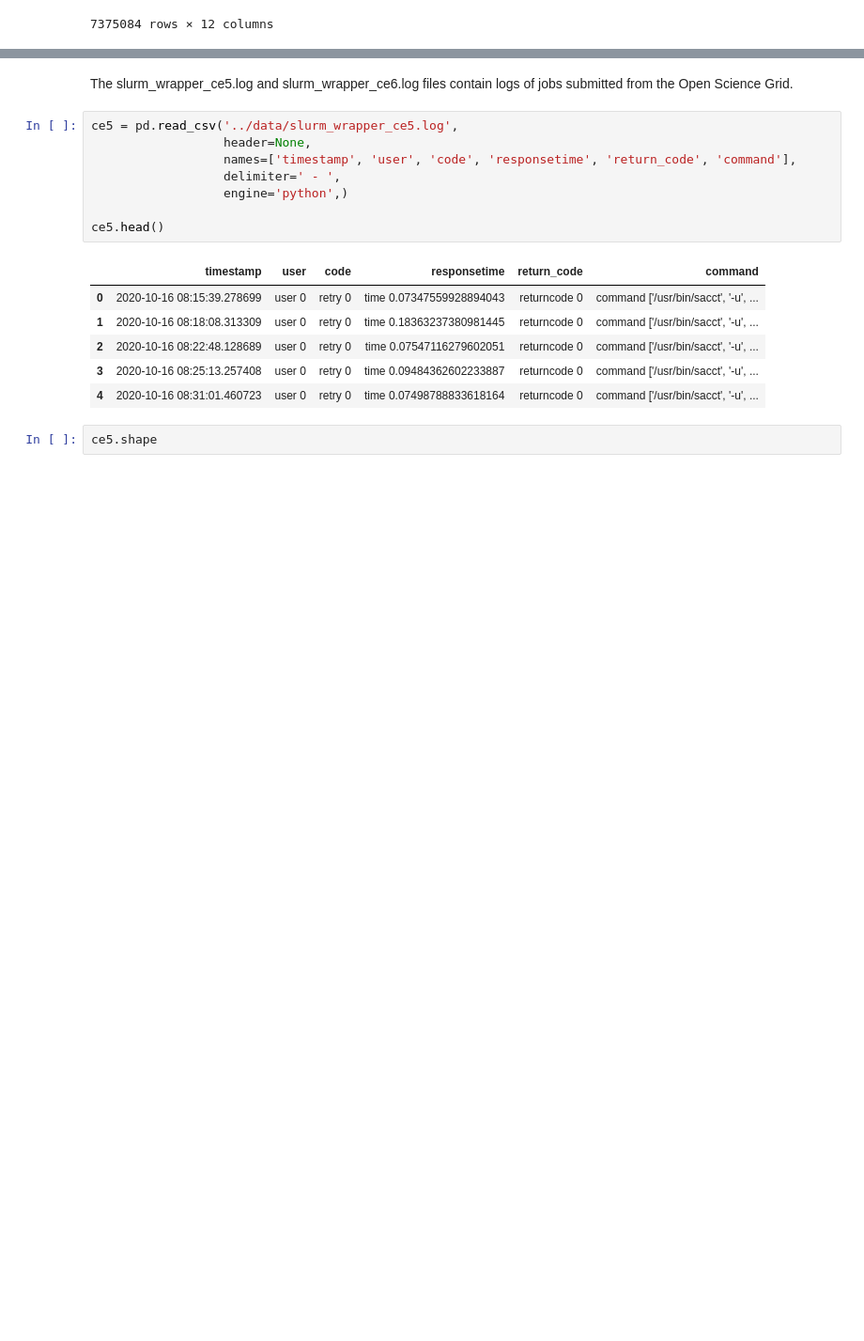
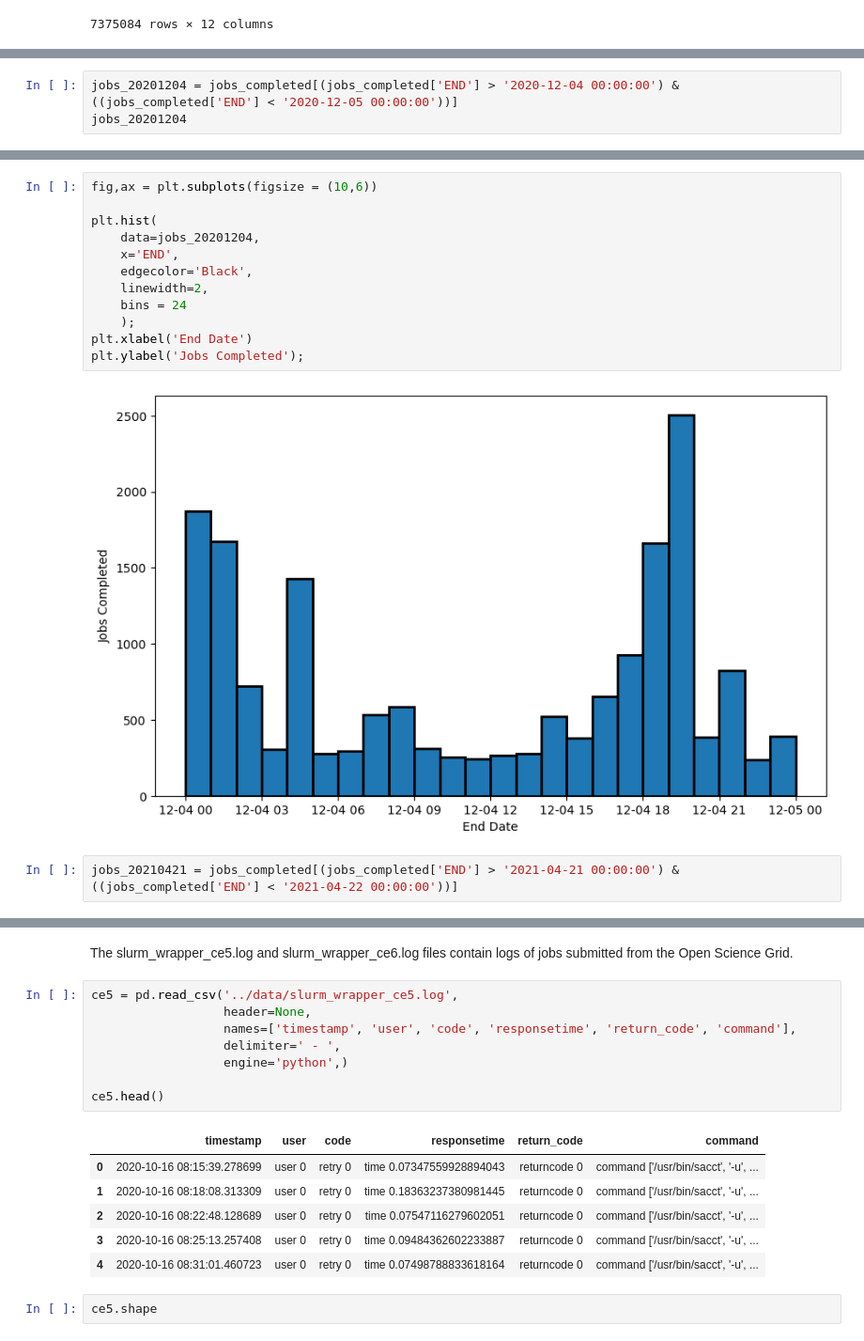
Before and after one commit to nss-data-science-cohort-8/accre-mashed-potatoes, a Jupyter notebook: notebooks/accre_maria.ipynb, the cells around one changed output, grey strips where cells are left out. Shown at 94% size. Drawn from its saved outputs; the diff is of its cells as text; blank space fills up the shorter version.

```diff
--- a/notebooks/accre_maria.ipynb
+++ b/notebooks/accre_maria.ipynb
@@ -211,0 +420,3 @@ testdf
+# %%
+jobs_20201204 = jobs_completed[(jobs_completed['END'] > '2020-12-04 00:00:00') & ((jobs_completed['END'] < '2020-12-05 00:00:00'))]
+jobs_20201204
@@ -211,0 +437,16 @@ testdf
+# %%
+fig,ax = plt.subplots(figsize = (10,6))
+
+plt.hist(
+    data=jobs_20201204,
+    x='END',
+    edgecolor='Black',
+    linewidth=2,
+    bins = 24
+    );
+plt.xlabel('End Date')
+plt.ylabel('Jobs Completed');
+# %% [output]
+[figure, added]
+# %%
+jobs_20210421 = jobs_completed[(jobs_completed['END'] > '2021-04-21 00:00:00') & ((jobs_completed['END'] < '2021-04-22 00:00:00'))]
```
Also changed, not shown: parts of 69 cells of this notebook.
